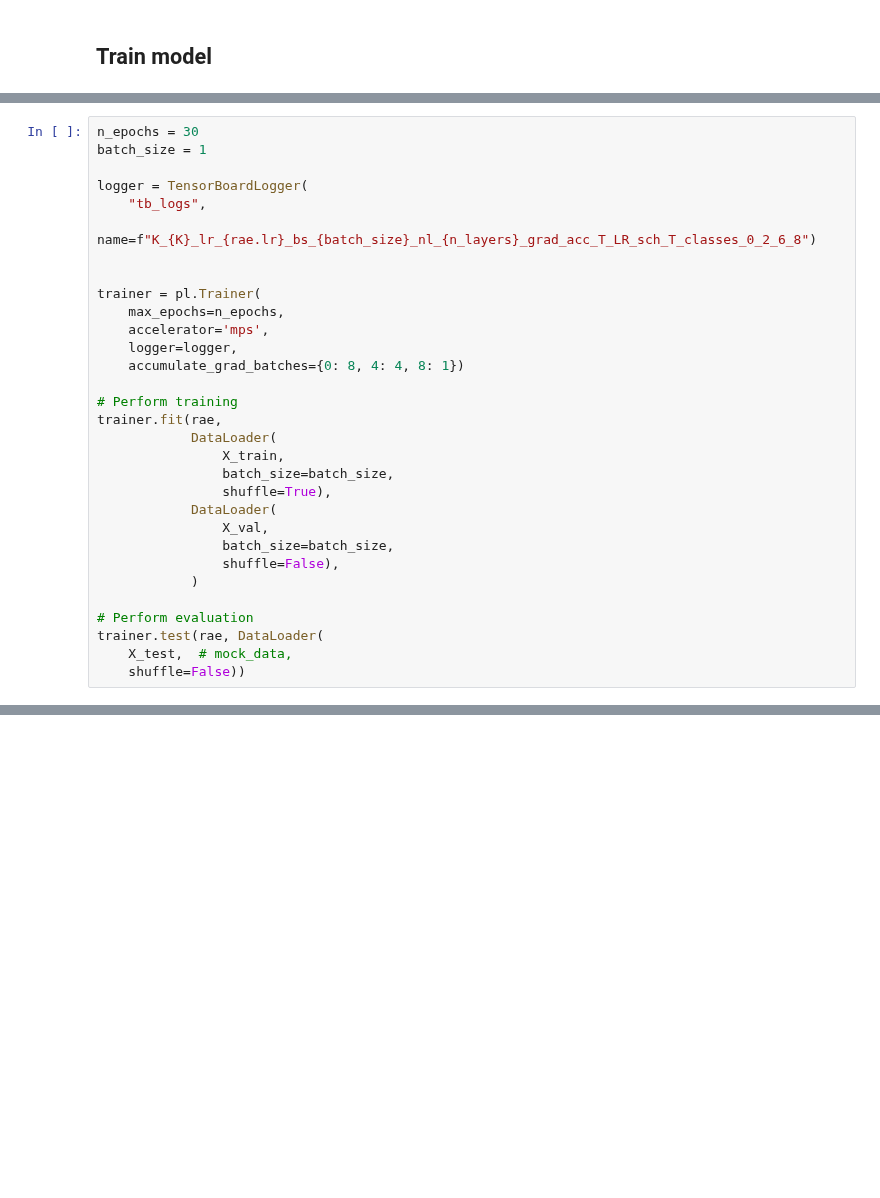
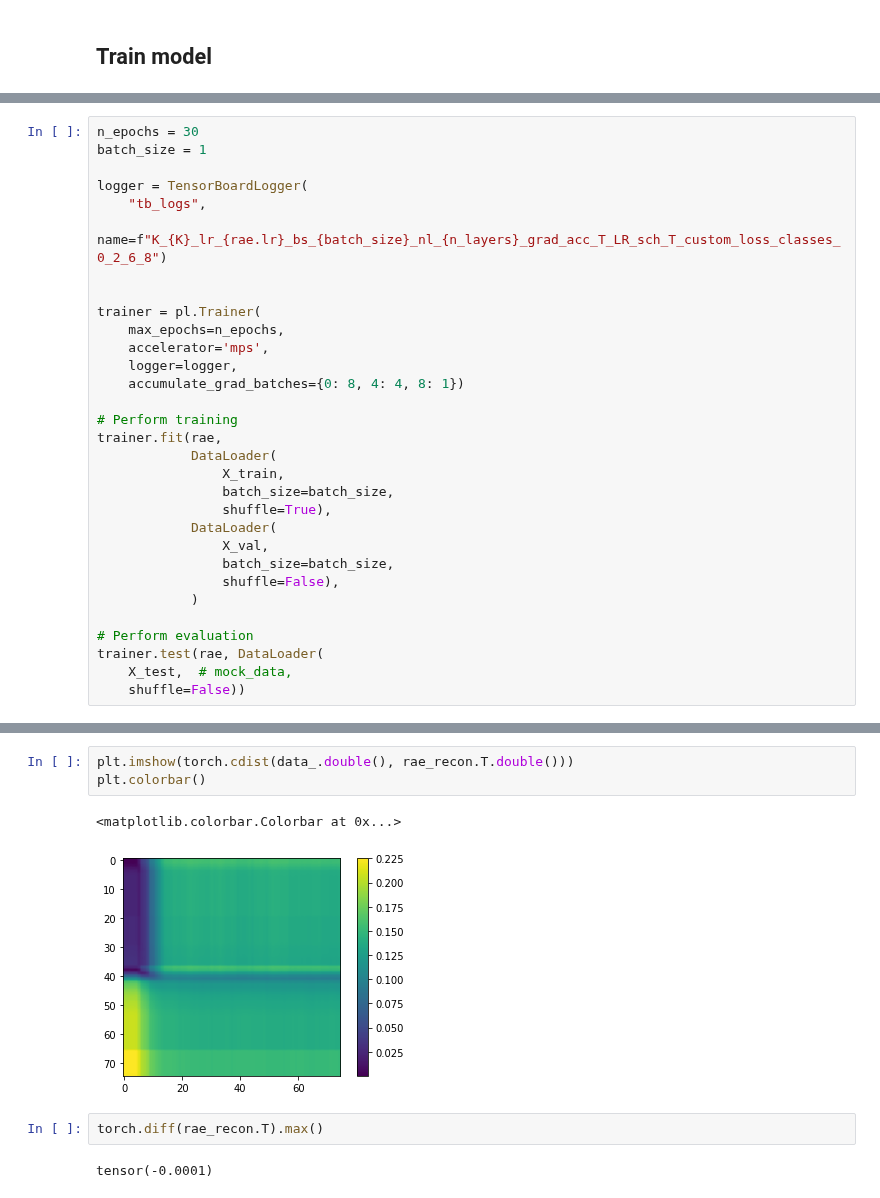
Before and after one commit to NevVerVer/Neuromatch_2022_EcoG_movements, a Jupyter notebook: models/lstm_model_training.ipynb, the cells around one changed output, grey strips where cells are left out. Cells and saved outputs as stored; diff of their text form; blank space fills up the shorter version.

Commit message:
add custom loss (cosine_similarity)

```diff
--- a/models/lstm_model_training.ipynb
+++ b/models/lstm_model_training.ipynb
@@ -112,7 +113,7 @@ batch_size = 1
 
 logger = TensorBoardLogger(
     "tb_logs",
-    name=f"K_{K}_lr_{rae.lr}_bs_{batch_size}_nl_{n_layers}_grad_acc_T_LR_sch_T_classes_0_2_6_8")
+    name=f"K_{K}_lr_{rae.lr}_bs_{batch_size}_nl_{n_layers}_grad_acc_T_LR_sch_T_custom_loss_classes_0_2_6_8")
 
 
 trainer = pl.Trainer(
@@ -289,0 +207,10 @@ plt.show()
+# %%
+plt.imshow(torch.cdist(data_.double(), rae_recon.T.double()))
+plt.colorbar()
+# %% [output]
+<matplotlib.colorbar.Colorbar at 0x...>
+[figure, added]
+# %%
+torch.diff(rae_recon.T).max()
+# %% [output]
+tensor(-0.0001)
```
Also changed, not shown: parts of 14 cells of this notebook, 1 other file.
